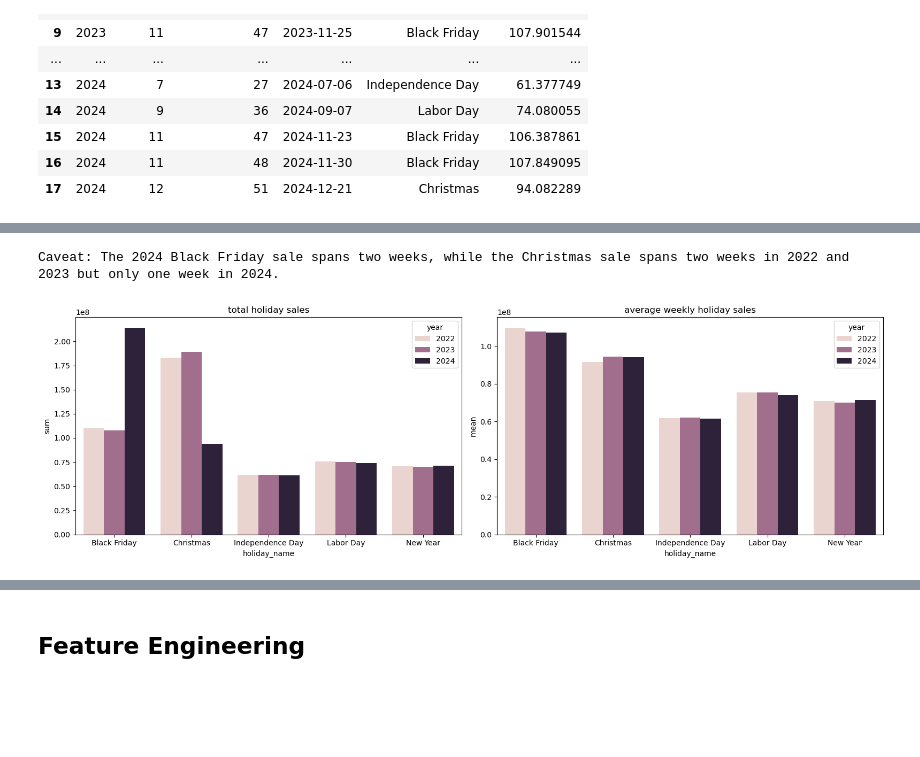
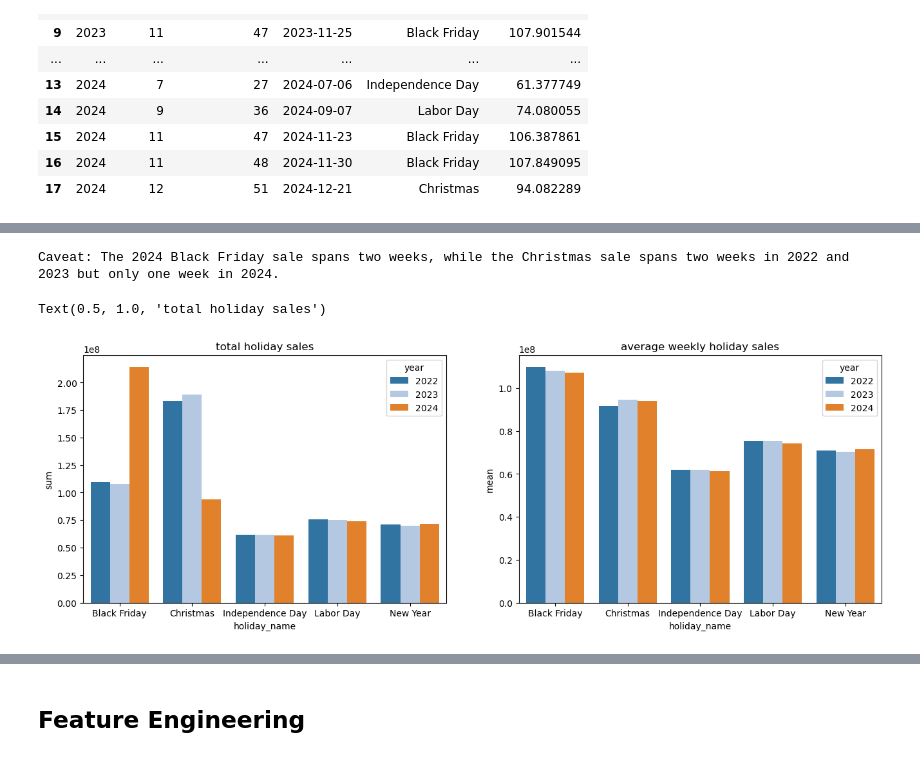
Before and after one commit to paolomags100/predictive-model-retail-sales-forecast, a Jupyter notebook: jupyter-nb/retail_sales_forecasting.ipynb, the cells around one changed output, grey strips where cells are left out. Cells and saved outputs as stored; diff of their text form; code cells hidden in the pictures; blank space fills up the shorter version.

```diff
--- a/jupyter-nb/retail_sales_forecasting.ipynb
+++ b/jupyter-nb/retail_sales_forecasting.ipynb
@@ -792,25 +727,23 @@ Name: date, dtype: int64
 # %%
 holiday_sales = retail_sales[retail_sales['is_holiday'] == 1].groupby(
     ['year', 'holiday_name', 'date']
 )['weekly_sales'].sum().reset_index()
 
 holiday_summary = holiday_sales.groupby(
     ['year', 'holiday_name']
 )['weekly_sales'].agg(['sum', 'mean']).reset_index()
 
 fig, axes = plt.subplots(1, 2, figsize=(16, 5))
 
 # average weekly sales
 print("Caveat: The 2024 Black Friday sale spans two weeks, while the Christmas sale spans two weeks in 2022 and 2023 but only one week in 2024.")
-sns.barplot(data=holiday_summary, x='holiday_name', y='mean', hue='year', ax=axes[1])
+sns.barplot(data=holiday_summary, x='holiday_name', y='mean', hue='year', ax=axes[1], palette='tab20')
 axes[1].set_title('average weekly holiday sales')
 
 # total sales
-sns.barplot(data=holiday_summary, x='holiday_name', y='sum', hue='year', ax=axes[0])
+sns.barplot(data=holiday_summary, x='holiday_name', y='sum', hue='year', ax=axes[0], palette='tab20')
 axes[0].set_title('total holiday sales')
-
-plt.tight_layout()
-plt.show()
 # %% [output]
 Caveat: The 2024 Black Friday sale spans two weeks, while the Christmas sale spans two weeks in 2022 and 2023 but only one week in 2024.
+Text(0.5, 1.0, 'total holiday sales')
-[figure, old version]
+[figure, new version]
```
Also changed, not shown: parts of 7 cells of this notebook, 2 other files.
